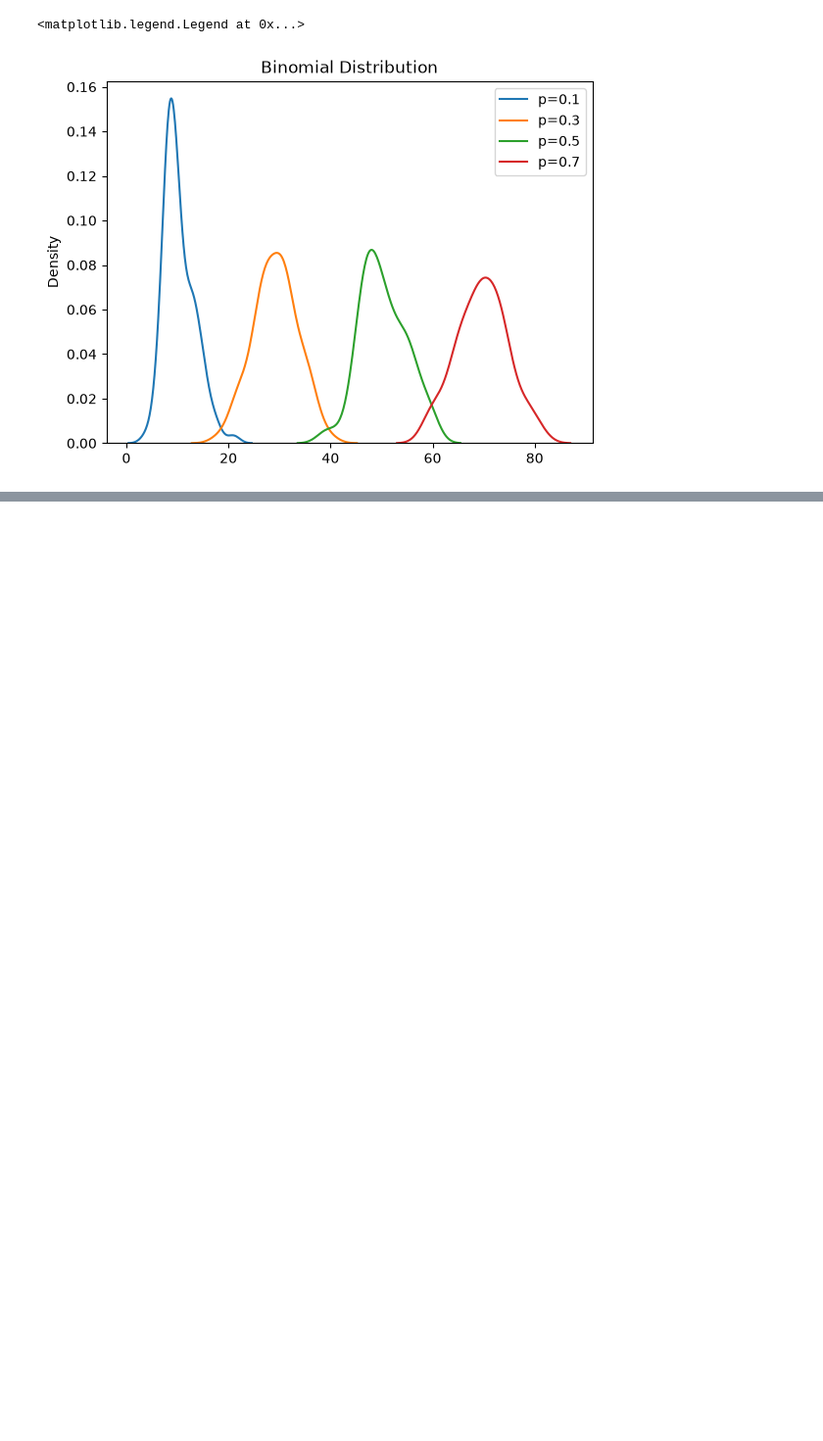
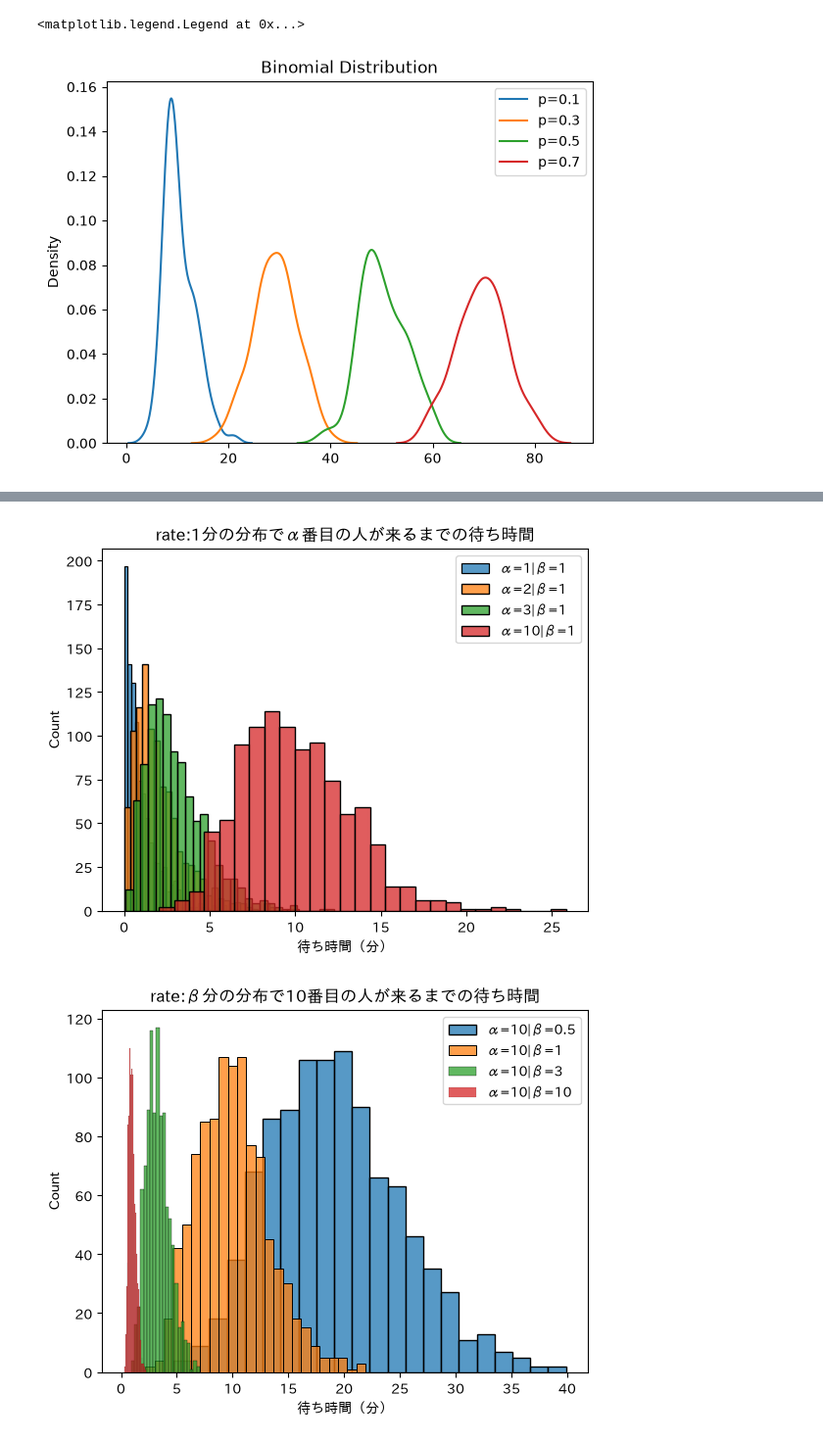
Before and after one commit to kzappmusi9/dist_python, a Jupyter notebook: notebooks/dist_python.ipynb, the cells around one changed output, grey strips where cells are left out. Shown at 98% size. Drawn from its saved outputs; the diff is of its cells as text; code cells hidden in the pictures; blank space fills up the shorter version.

```diff
--- a/notebooks/dist_python.ipynb
+++ b/notebooks/dist_python.ipynb
@@ -80,0 +178,32 @@ https://www.pymc.io/projects/docs/en/stable/api/distributions/generated/pymc.Neg
+# %%
+#------------------------------------------------------------------
+# alpha（n番目の事象が起こるパラメータ）を変化させ、待ち時間の分布変化を見る
+#------------------------------------------------------------------
+import japanize_matplotlib
+
+alphas = [1, 2, 3, 10]
+beta = 1
+
+[sns.histplot(pm.Gamma.dist(alpha=alpha, beta=beta, size=1000).eval(), label=f'α={alpha}|β={beta}') for alpha in alphas]
+plt.xlabel("待ち時間（分）")
+plt.ylabel("Count")
+plt.legend()
+plt.title(f"rate:{beta}分の分布でα番目の人が来るまでの待ち時間")
+plt.show()
+
+
+#------------------------------------------------------------------------
+# β（rateパラメータ）を変化させ、同じ番目でも待つ時間がどれくらい変わるかを見る
+#------------------------------------------------------------------------
+alpha = 10
+betas = [0.5, 1, 3, 10]
+
+[sns.histplot(x=pm.Gamma.dist(alpha=10, beta=beta, size=1000).eval(), label=f"α={alpha}|β={beta}") for beta in betas]
+plt.xlabel("待ち時間（分）")
+plt.ylabel("Count")
+plt.legend()
+plt.title(f"rate:β分の分布で{alpha}番目の人が来るまでの待ち時間")
+plt.show()
+# %% [output]
+[figure, added]
+[figure, added]
```
Also changed, not shown: parts of 11 cells of this notebook.
